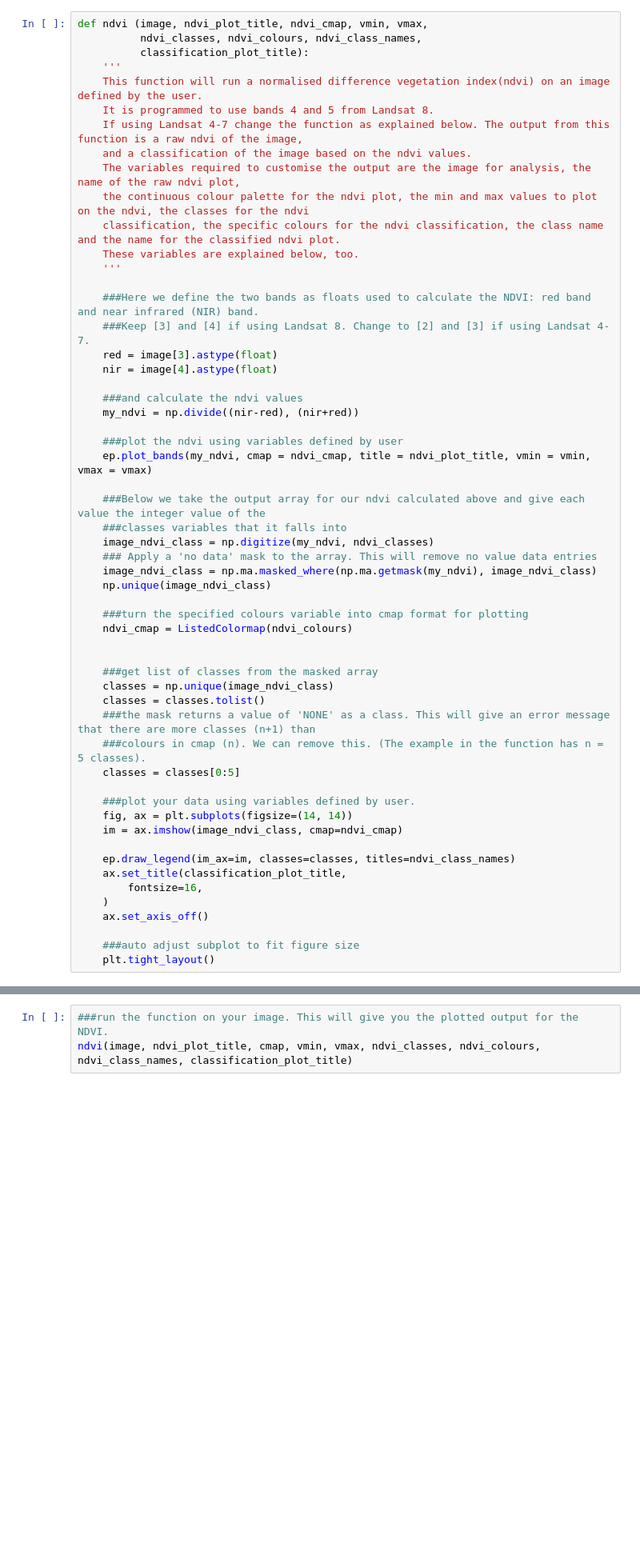
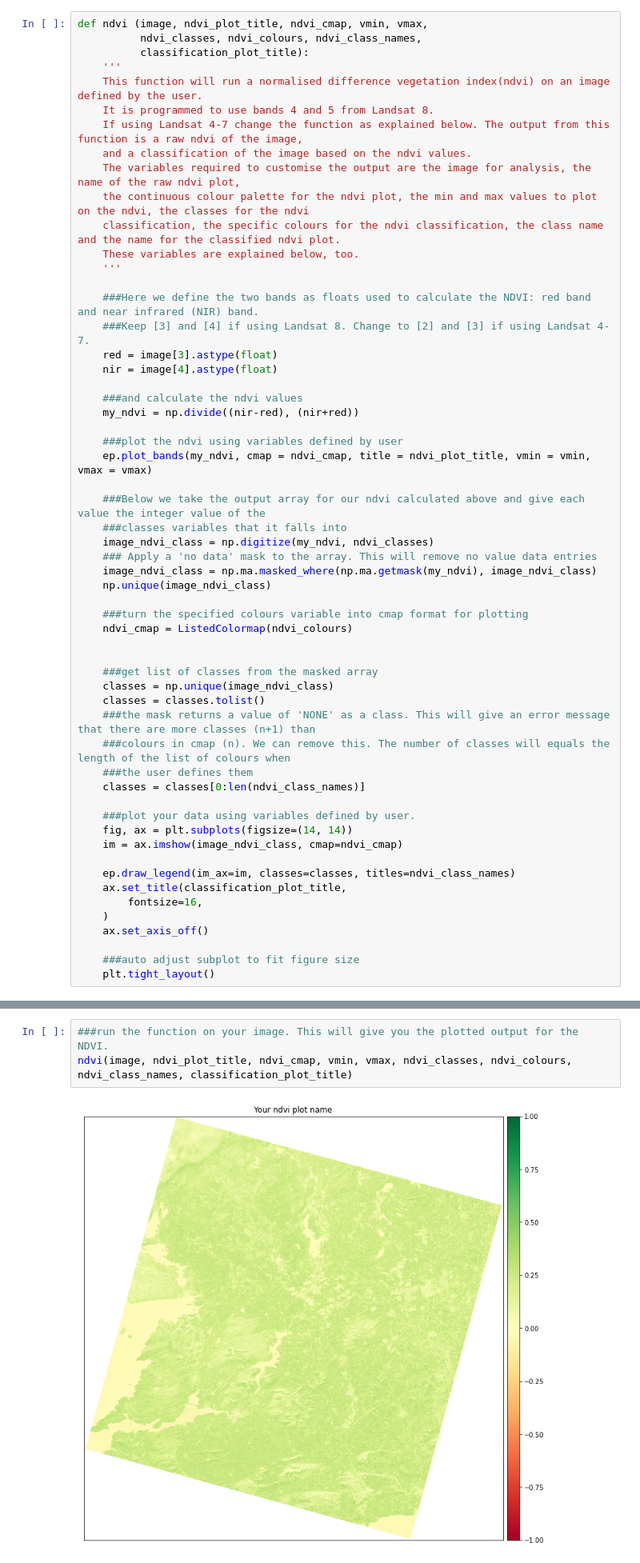
Before and after one commit to hjr26/Assignment_EGM722, a Jupyter notebook: NDVI_script.ipynb, the cells around one changed output, grey strips where cells are left out. Shown: that part at 80% size. Saved outputs shown, nothing was run; the diff lists cells and outputs as text; blank space fills up the shorter version.

```diff
--- a/NDVI_script.ipynb
+++ b/NDVI_script.ipynb
@@ -78,8 +76,9 @@ def ndvi (image, ndvi_plot_title, ndvi_cmap, vmin, vmax,
     classes = np.unique(image_ndvi_class)
     classes = classes.tolist()
     ###the mask returns a value of 'NONE' as a class. This will give an error message that there are more classes (n+1) than
-    ###colours in cmap (n). We can remove this. (The example in the function has n = 5 classes).
-    classes = classes[0:5]
+    ###colours in cmap (n). We can remove this. The number of classes will equals the length of the list of colours when
+    ###the user defines them
+    classes = classes[0:len(ndvi_class_names)]
 
     ###plot your data using variables defined by user.
     fig, ax = plt.subplots(figsize=(14, 14))
@@ -122,4 +121,6 @@ ndvi_class_names = ["class one", "class two", "class three", "class four",
 classification_plot_title = "Your ndvi classification plot name"
 # %%
 ###run the function on your image. This will give you the plotted output for the NDVI.
-ndvi(image, ndvi_plot_title, cmap, vmin, vmax, ndvi_classes, ndvi_colours, ndvi_class_names, classification_plot_title)
+ndvi(image, ndvi_plot_title, ndvi_cmap, vmin, vmax, ndvi_classes, ndvi_colours, ndvi_class_names, classification_plot_title)
+# %% [output]
+[figure, added]
```
Also changed, not shown: parts of 3 cells of this notebook, 1 other file.
